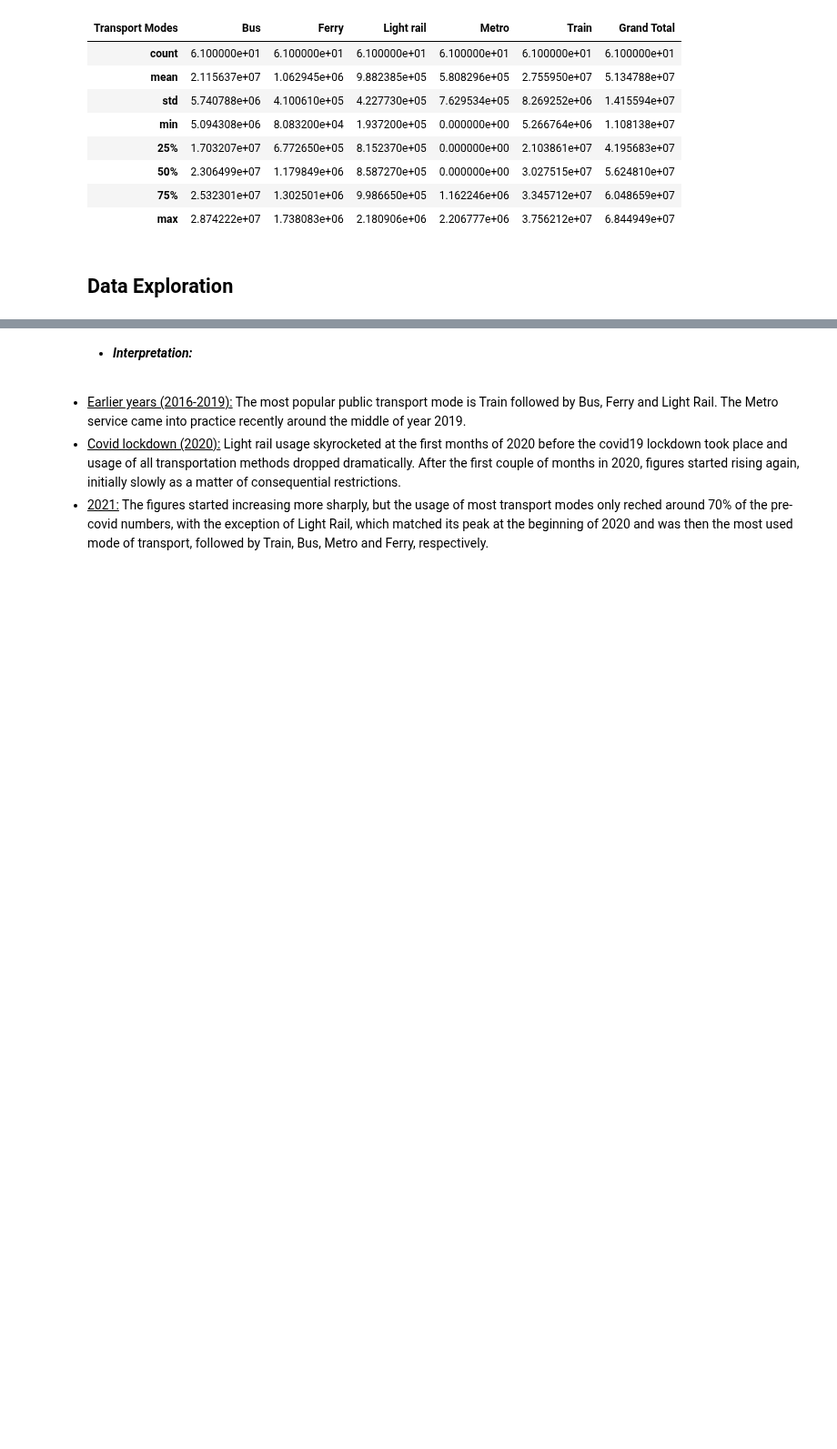
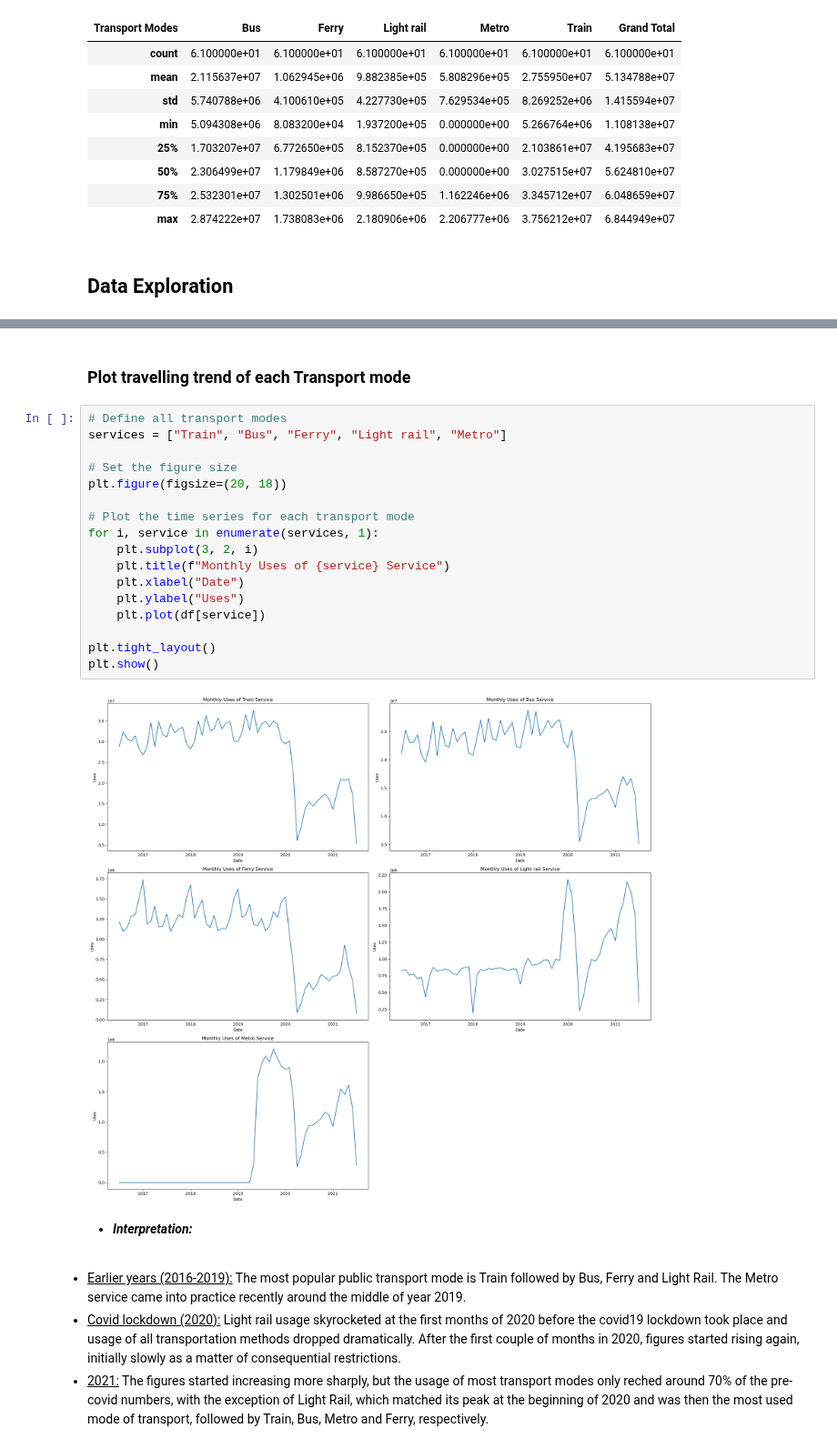
Before and after one commit to ethanaire/Analyzing-NSW-Public-Transports-with-Opal-Cards, a Jupyter notebook: Transport Usage Clustering.ipynb, the cells around one changed output, grey strips where cells are left out. Shown at 91% size. Drawn from its saved outputs; the diff is of its cells as text; blank space fills up the shorter version.

Commit message:
edit loop details for line plotting

```diff
--- a/Transport Usage Clustering.ipynb
+++ b/Transport Usage Clustering.ipynb
@@ -158,3 +115,24 @@ plt.plot(df["Metro"])
+# %% [markdown]
+### Plot travelling trend of each Transport mode
+# %%
+# Define all transport modes
+services = ["Train", "Bus", "Ferry", "Light rail", "Metro"]
+
+# Set the figure size
+plt.figure(figsize=(20, 18))
+
+# Plot the time series for each transport mode
+for i, service in enumerate(services, 1):
+    plt.subplot(3, 2, i)
+    plt.title(f"Monthly Uses of {service} Service")
+    plt.xlabel("Date")
+    plt.ylabel("Uses")
+    plt.plot(df[service])
+
+plt.tight_layout()
+plt.show()
+# %% [output]
+[figure, added]
 # %% [markdown]
 * ***Interpretation:***
 <br>
```
Also changed, not shown: parts of 3 cells of this notebook.
